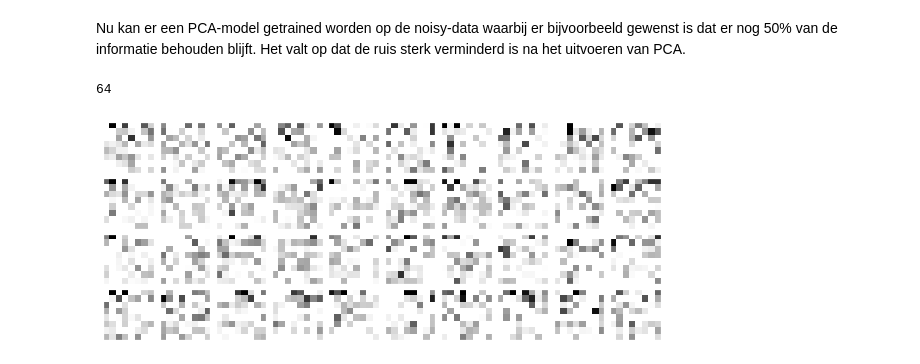
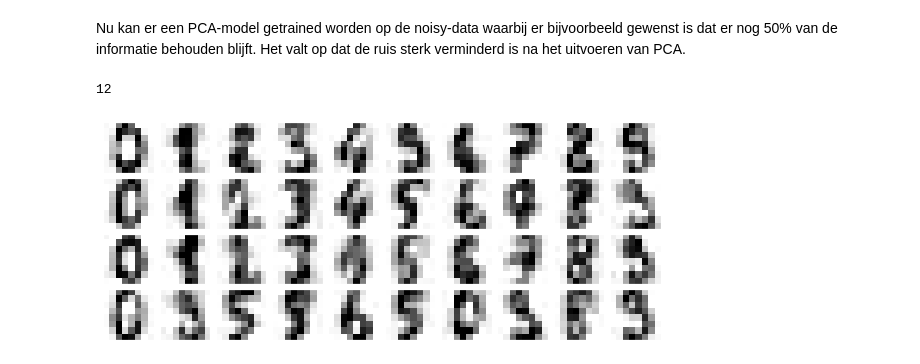
Before and after one commit to OdiseeDataScience2324/Leerstof, a Jupyter notebook: Week 10/Dimensionality_Reduction.ipynb, the cells around one changed output. Drawn from its saved outputs; the diff is of its cells as text; code cells hidden in the pictures.

```diff
--- a/Week 10/Dimensionality_Reduction.ipynb
+++ b/Week 10/Dimensionality_Reduction.ipynb
@@ -270,12 +270,12 @@ plot_digits(noise)
 Nu kan er een PCA-model getrained worden op de noisy-data waarbij er bijvoorbeeld gewenst is dat er nog 50% van de informatie behouden blijft.
 Het valt op dat de ruis sterk verminderd is na het uitvoeren van PCA.
 # %%
-PCA(n_components=0.5).fit(noise) # 0.5 -> kies automatisch het aantal componenten om 0.5 variantie te verklaren
+pca = PCA(0.5).fit(noise) # 0.5 -> kies automatisch het aantal componenten om 0.5 variantie te verklaren
 print(pca.n_components_)
 
 component = pca.transform(noise)
 filtered = pca.inverse_transform(component)
-plot_digits(component)
+plot_digits(filtered)
 # %% [output]
-64
+12
-[figure, old version]
+[figure, new version]
```
Also changed, not shown: parts of 1 cell of this notebook, 3 other files.
